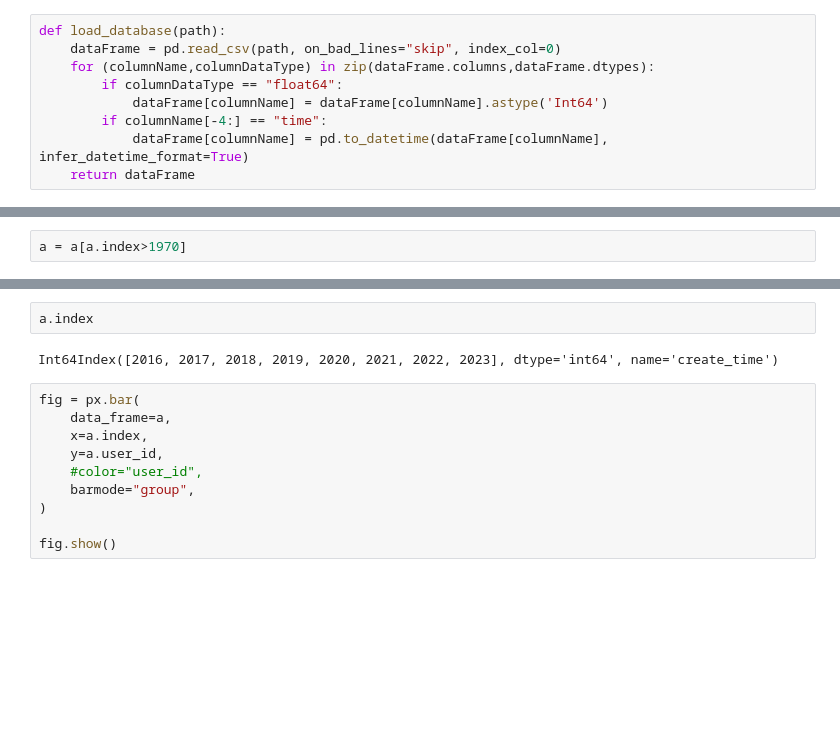
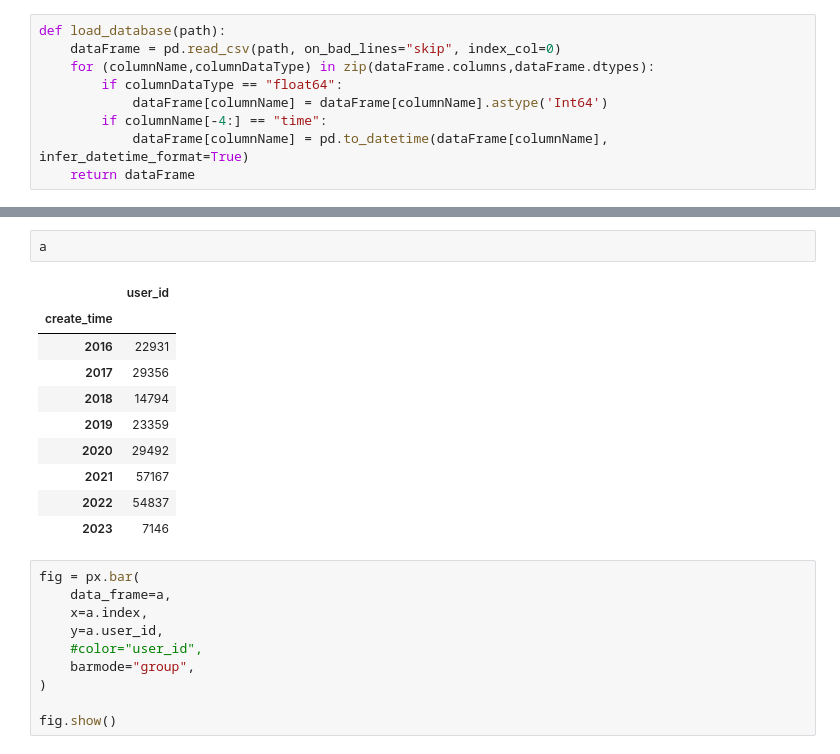
Before and after one commit to classroomtv/DataPanel, a Jupyter notebook: a.ipynb, the cells around one changed output, grey strips where cells are left out. Cells and saved outputs as stored; diff of their text form; blank space fills up the shorter version.

```diff
--- a/a.ipynb
+++ b/a.ipynb
@@ -17,5 +18,3 @@ users_info_df = load_database("pages/Database/users_info.csv")
 
 #a = users_info_df.groupby(users_info_df.create_time.dt.year).count()["user_id"]
 a = users_info_df.groupby(users_info_df.create_time.dt.year).agg({"user_id": "count"})
-# %%
-a = a[a.index>1970]
@@ -22,7 +42,16 @@ a = a[a.index>1970]
 # %%
-a.index
+a
 # %% [output]
-Int64Index([2016, 2017, 2018, 2019, 2020, 2021, 2022, 2023], dtype='int64', name='create_time')
+|  | user_id |
+| create_time |  |
+| 2016 | 22931 |
+| 2017 | 29356 |
+| 2018 | 14794 |
+| 2019 | 23359 |
+| 2020 | 29492 |
+| 2021 | 57167 |
+| 2022 | 54837 |
+| 2023 | 7146 |
 # %%
 fig = px.bar(
     data_frame=a,
```
Also changed, not shown: parts of 2 cells of this notebook, 13 other files.
